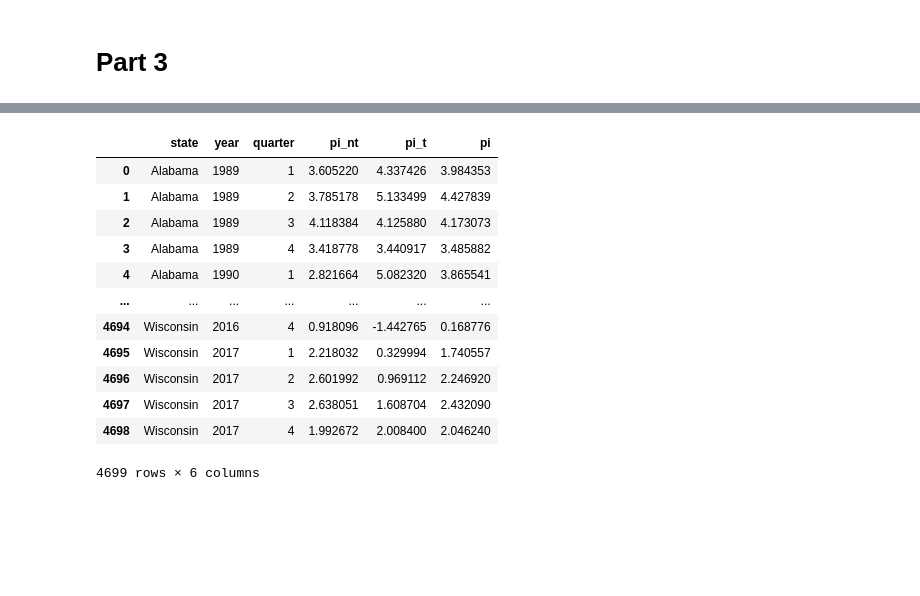
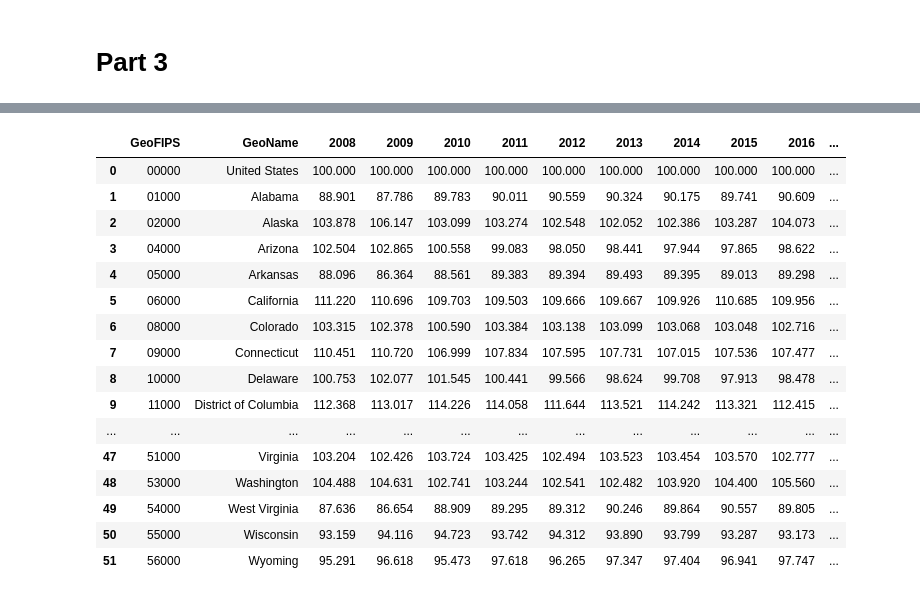
Before and after one commit to sanjur0211/Inflators, a Jupyter notebook: Project3.ipynb, the cells around one changed output, grey strips where cells are left out. Saved outputs shown, nothing was run; the diff lists cells and outputs as text; code cells hidden in the pictures; blank space fills up the shorter version.

```diff
--- a/Project3.ipynb
+++ b/Project3.ipynb
@@ -280,17 +279,22 @@ state_income
-# %%
-state_cpi = pandas.read_csv("data/state_inflation.csv")
-state_cpi
-# %% [output]
-|  | state | year | quarter | pi_nt | pi_t | pi |
-| 0 | Alabama | 1989 | 1 | 3.605220 | 4.337426 | 3.984353 |
-| 1 | Alabama | 1989 | 2 | 3.785178 | 5.133499 | 4.427839 |
-| 2 | Alabama | 1989 | 3 | 4.118384 | 4.125880 | 4.173073 |
-| 3 | Alabama | 1989 | 4 | 3.418778 | 3.440917 | 3.485882 |
-| 4 | Alabama | 1990 | 1 | 2.821664 | 5.082320 | 3.865541 |
-| ... | ... | ... | ... | ... | ... | ... |
-| 4694 | Wisconsin | 2016 | 4 | 0.918096 | -1.442765 | 0.168776 |
-| 4695 | Wisconsin | 2017 | 1 | 2.218032 | 0.329994 | 1.740557 |
-| 4696 | Wisconsin | 2017 | 2 | 2.601992 | 0.969112 | 2.246920 |
-| 4697 | Wisconsin | 2017 | 3 | 2.638051 | 1.608704 | 2.432090 |
-| 4698 | Wisconsin | 2017 | 4 | 1.992672 | 2.008400 | 2.046240 |
-4699 rows × 6 columns
+# %%
+state_rpp = pandas.read_csv("data/state_rpp.csv", skiprows=3)
+state_rpp = state_rpp.iloc[:52, :]
+state_rpp
+# %% [output]
+|  | GeoFIPS | GeoName | 2008 | 2009 | 2010 | 2011 | 2012 | 2013 | 2014 | 2015 | 2016 | ... |
+| 0 | 00000 | United States | 100.000 | 100.000 | 100.000 | 100.000 | 100.000 | 100.000 | 100.000 | 100.000 | 100.000 | ... |
+| 1 | 01000 | Alabama | 88.901 | 87.786 | 89.783 | 90.011 | 90.559 | 90.324 | 90.175 | 89.741 | 90.609 | ... |
+| 2 | 02000 | Alaska | 103.878 | 106.147 | 103.099 | 103.274 | 102.548 | 102.052 | 102.386 | 103.287 | 104.073 | ... |
+| 3 | 04000 | Arizona | 102.504 | 102.865 | 100.558 | 99.083 | 98.050 | 98.441 | 97.944 | 97.865 | 98.622 | ... |
+| 4 | 05000 | Arkansas | 88.096 | 86.364 | 88.561 | 89.383 | 89.394 | 89.493 | 89.395 | 89.013 | 89.298 | ... |
+| 5 | 06000 | California | 111.220 | 110.696 | 109.703 | 109.503 | 109.666 | 109.667 | 109.926 | 110.685 | 109.956 | ... |
+| 6 | 08000 | Colorado | 103.315 | 102.378 | 100.590 | 103.384 | 103.138 | 103.099 | 103.068 | 103.048 | 102.716 | ... |
+| 7 | 09000 | Connecticut | 110.451 | 110.720 | 106.999 | 107.834 | 107.595 | 107.731 | 107.015 | 107.536 | 107.477 | ... |
+| 8 | 10000 | Delaware | 100.753 | 102.077 | 101.545 | 100.441 | 99.566 | 98.624 | 99.708 | 97.913 | 98.478 | ... |
+| 9 | 11000 | District of Columbia | 112.368 | 113.017 | 114.226 | 114.058 | 111.644 | 113.521 | 114.242 | 113.321 | 112.415 | ... |
+| ... | ... | ... | ... | ... | ... | ... | ... | ... | ... | ... | ... | ... |
+| 47 | 51000 | Virginia | 103.204 | 102.426 | 103.724 | 103.425 | 102.494 | 103.523 | 103.454 | 103.570 | 102.777 | ... |
+| 48 | 53000 | Washington | 104.488 | 104.631 | 102.741 | 103.244 | 102.541 | 102.482 | 103.920 | 104.400 | 105.560 | ... |
+| 49 | 54000 | West Virginia | 87.636 | 86.654 | 88.909 | 89.295 | 89.312 | 90.246 | 89.864 | 90.557 | 89.805 | ... |
+| 50 | 55000 | Wisconsin | 93.159 | 94.116 | 94.723 | 93.742 | 94.312 | 93.890 | 93.799 | 93.287 | 93.173 | ... |
+| 51 | 56000 | Wyoming | 95.291 | 96.618 | 95.473 | 97.618 | 96.265 | 97.347 | 97.404 | 96.941 | 97.747 | ... |
```
Also changed, not shown: parts of 2 cells of this notebook, 4 other files.
